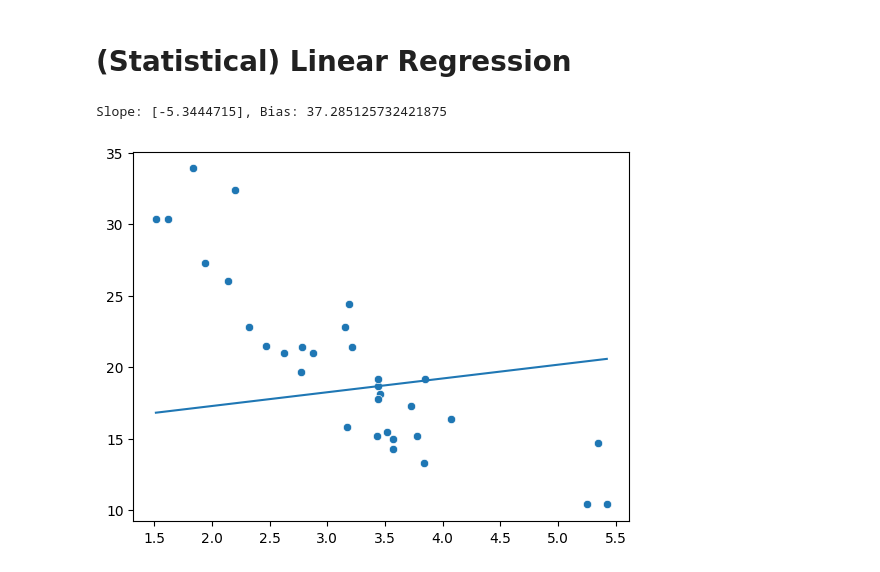
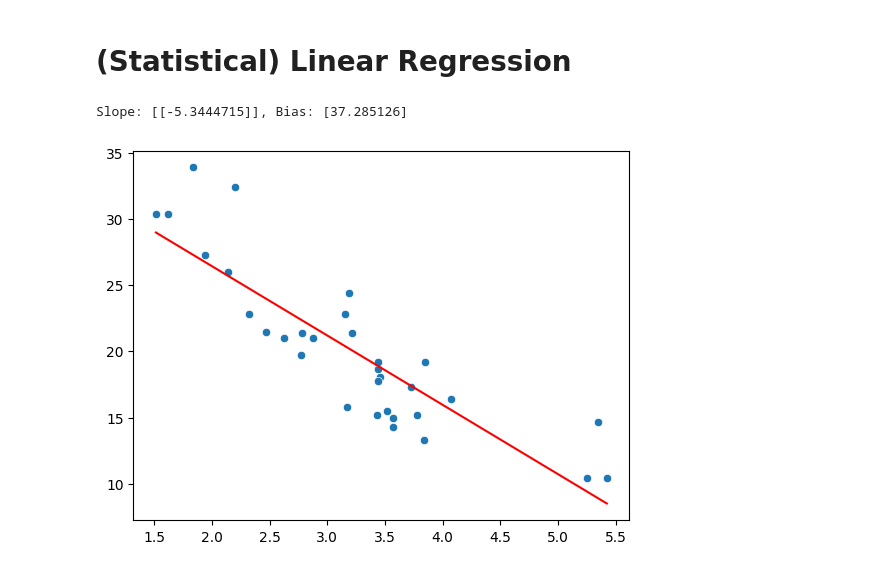
Before and after one commit to iNuman/PytorchDeepLearnignPlayGround, a Jupyter notebook: PytorchPlayGround.ipynb, the cells around one changed output. Cells and saved outputs as stored; diff of their text form; code cells hidden in the pictures.

```diff
--- a/PytorchPlayGround.ipynb
+++ b/PytorchPlayGround.ipynb
@@ -80,0 +45,24 @@ tensor(11.7033, dtype=torch.float64)
+# %%
+import torch.optim as optim
+
+# Parameters
+w = torch.rand(1, requires_grad=True, dtype=torch.float32)
+b = torch.rand(1, requires_grad=True, dtype=torch.float32)
+
+# Optimizer
+optimizer = optim.SGD([w, b], lr=1e-2)   # maybe lr=0.05
+num_epochs = 3000
+for epoch in range(num_epochs):
+    # forward pass
+    y_pred = X * w + b
+    loss = torch.mean((y_pred - y)**2)  # MSE
+
+    # backward pass
+    optimizer.zero_grad()
+    loss.backward()
+    optimizer.step()
+
+    if epoch % 50 == 0:
+        print(f"Epoch {epoch}, Loss: {loss.item():.4f}, w: {w.item():.4f}, b: {b.item():.4f}")
+
+print(f"Final Weight: {w.item()}, Bias: {b.item()}")
@@ -96,12 +112,22 @@ array([17.88472332, 18.13013978, 17.59599808, 18.45736172, 18.67390565,
 # %% [markdown]
 # (Statistical) Linear Regression
 # %%
-sns.scatterplot(x=X_list, y=y_list)
-sns.lineplot(x=X_list, y=y_pred.reshape(-1))
+# Predictions
+y_pred = (X * w + b).detach().numpy()
+
+# Sort by X for a clean line
+sorted_idx = np.argsort(X_np.flatten())
+X_sorted = X_np.flatten()[sorted_idx]
+y_pred_sorted = y_pred.flatten()[sorted_idx]
+
+# Plot
+sns.scatterplot(x=X_np.flatten(), y=y_np.flatten())
+sns.lineplot(x=X_sorted, y=y_pred_sorted, color="red")
+
 # %% (Statistical) Linear Regression
 from sklearn.linear_model import LinearRegression
-reg = LinearRegression().fit(X_np, y_list)
+reg = LinearRegression().fit(X_np, y_np)
 print(f"Slope: {reg.coef_}, Bias: {reg.intercept_}")
 # %% [output]
-Slope: [-5.3444715], Bias: 37.285125732421875
+Slope: [[-5.3444715]], Bias: [37.285126]
-[figure, old version]
+[figure, new version]
```
Also changed, not shown: parts of 6 cells of this notebook.
